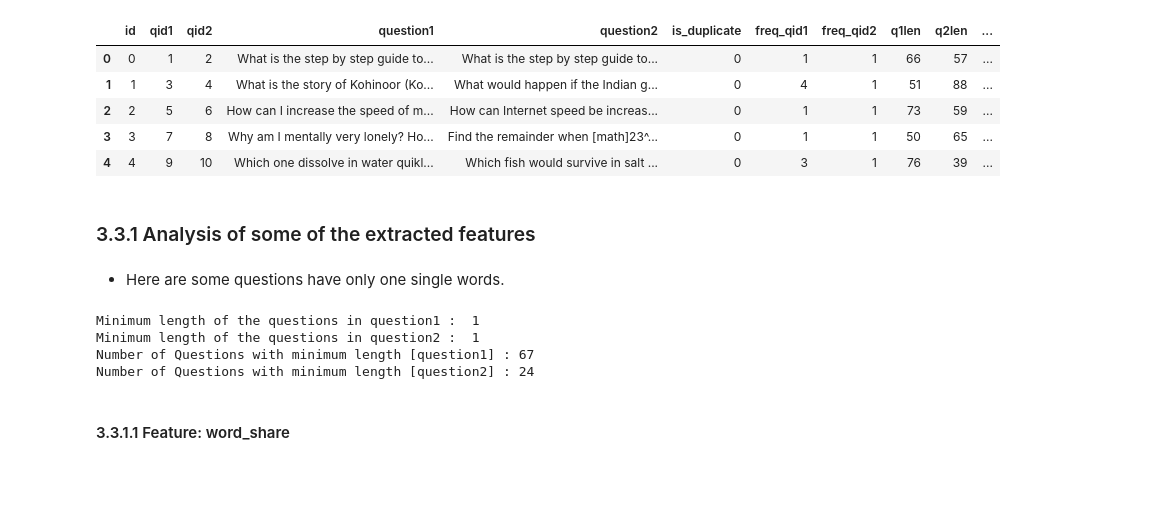
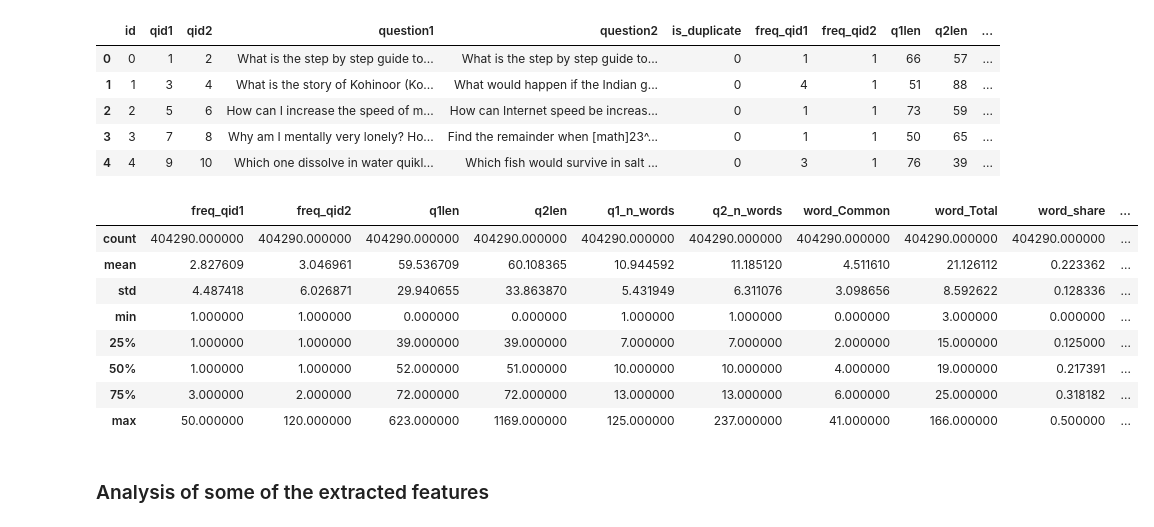
Before and after one commit to sistaseetaram/QuoraQuestionPairSimilarity, a Jupyter notebook: EDA_ON_QQPS.ipynb, the cells around one changed output. Drawn from its saved outputs; the diff is of its cells as text; code cells hidden in the pictures; blank space fills up the shorter version.

```diff
--- a/EDA_ON_QQPS.ipynb
+++ b/EDA_ON_QQPS.ipynb
@@ -256,21 +254,17 @@ df.head()
 | 2 | 2 | 5 | 6 | How can I increase the speed of m... | How can Internet speed be increas... | 0 | 1 | 1 | 73 | 59 | ... |
 | 3 | 3 | 7 | 8 | Why am I mentally very lonely? Ho... | Find the remainder when [math]23^... | 0 | 1 | 1 | 50 | 65 | ... |
 | 4 | 4 | 9 | 10 | Which one dissolve in water quikl... | Which fish would survive in salt ... | 0 | 3 | 1 | 76 | 39 | ... |
+# %%
+df[["freq_qid1","freq_qid2","q1len","q2len","q1_n_words","q2_n_words","word_Common","word_Total","word_share","freq_q1+q2","freq_q1-q2"]].describe()
+# %% [output]
+|  | freq_qid1 | freq_qid2 | q1len | q2len | q1_n_words | q2_n_words | word_Common | word_Total | word_share | ... |
+| count | 404290.000000 | 404290.000000 | 404290.000000 | 404290.000000 | 404290.000000 | 404290.000000 | 404290.000000 | 404290.000000 | 404290.000000 | ... |
+| mean | 2.827609 | 3.046961 | 59.536709 | 60.108365 | 10.944592 | 11.185120 | 4.511610 | 21.126112 | 0.223362 | ... |
+| std | 4.487418 | 6.026871 | 29.940655 | 33.863870 | 5.431949 | 6.311076 | 3.098656 | 8.592622 | 0.128336 | ... |
+| min | 1.000000 | 1.000000 | 0.000000 | 0.000000 | 1.000000 | 1.000000 | 0.000000 | 3.000000 | 0.000000 | ... |
+| 25% | 1.000000 | 1.000000 | 39.000000 | 39.000000 | 7.000000 | 7.000000 | 2.000000 | 15.000000 | 0.125000 | ... |
+| 50% | 1.000000 | 1.000000 | 52.000000 | 51.000000 | 10.000000 | 10.000000 | 4.000000 | 19.000000 | 0.217391 | ... |
+| 75% | 3.000000 | 2.000000 | 72.000000 | 72.000000 | 13.000000 | 13.000000 | 6.000000 | 25.000000 | 0.318182 | ... |
+| max | 50.000000 | 120.000000 | 623.000000 | 1169.000000 | 125.000000 | 237.000000 | 41.000000 | 166.000000 | 0.500000 | ... |
 # %% [markdown]
-<h3> 3.3.1 Analysis of some of the extracted features </h3>
+### Analysis of some of the extracted features
-# %% [markdown]
-- Here are some questions have only one single words.
-# %%
-print ("Minimum length of the questions in question1 : " , min(df['q1_n_words']))
-
-print ("Minimum length of the questions in question2 : " , min(df['q2_n_words']))
-
-print ("Number of Questions with minimum length [question1] :", df[df['q1_n_words']== 1].shape[0])
-print ("Number of Questions with minimum length [question2] :", df[df['q2_n_words']== 1].shape[0])
-# %% [output]
-Minimum length of the questions in question1 :  1
-Minimum length of the questions in question2 :  1
-Number of Questions with minimum length [question1] : 67
-Number of Questions with minimum length [question2] : 24
-# %% [markdown]
-<h4> 3.3.1.1 Feature: word_share </h4>
```
Also changed, not shown: parts of 30 cells of this notebook.
